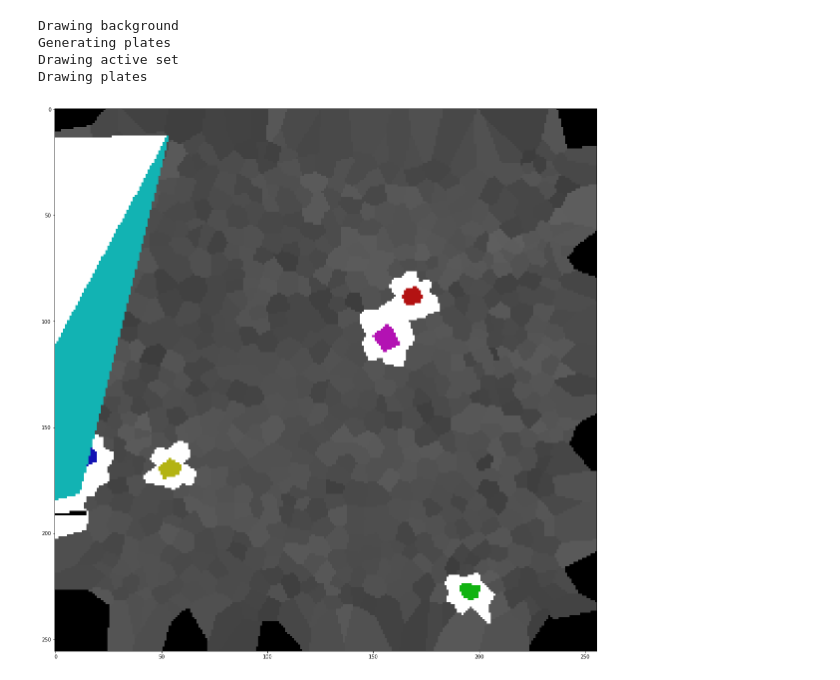
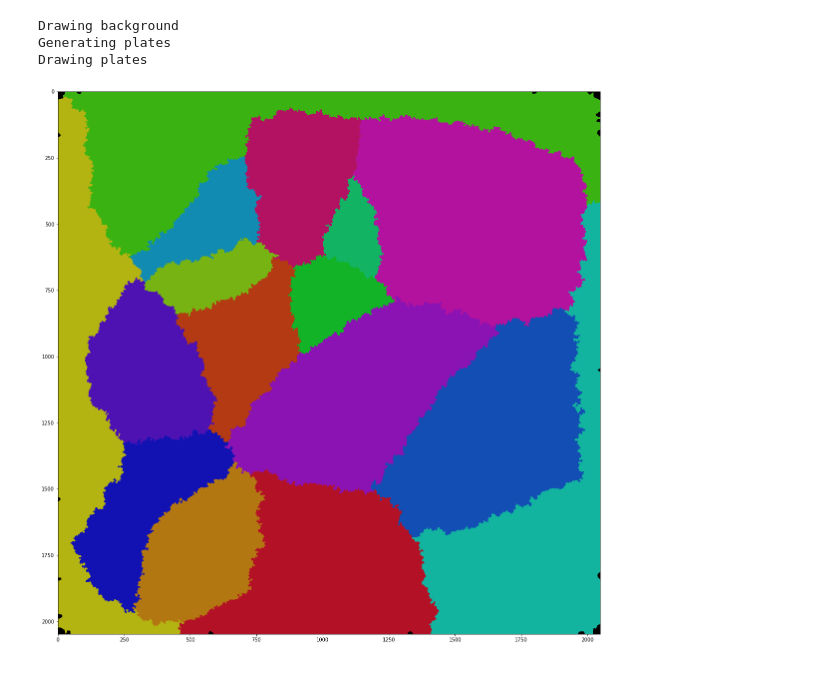
Before and after one commit to vstepchik/moldmapgen, a Jupyter notebook: generate.ipynb, the cells around one changed output. Cells and saved outputs as stored; diff of their text form; code cells hidden in the pictures.

Commit message:
tectonic plates working

```diff
--- a/generate.ipynb
+++ b/generate.ipynb
@@ -8,6 +8,7 @@ from matplotlib.colors import LinearSegmentedColormap
 import noise
 from colorsys import *
 import math
+import random
 
 from mesh import Mesh
 
@@ -19,11 +20,11 @@ fig_size = plt.rcParams["figure.figsize"]
 fig_size[0] = 20
 fig_size[1] = 20
 
-MAP_SIZE = 256
+MAP_SIZE = 2048
 DOTS_DENSITY = 0.017
 
 DOTS_AMOUNT = int(MAP_SIZE * MAP_SIZE * DOTS_DENSITY)
-TECTONIC_PLATES_AMOUNT = 6\
+TECTONIC_PLATES_AMOUNT = 16
 
 print("DOTS_AMOUNT =", DOTS_AMOUNT)
 
@@ -64,47 +61,63 @@ Wall time: 951 ms
 # %%
 %%time
 
 img = np.zeros((MAP_SIZE, MAP_SIZE, 3), np.uint8)
 mesh.create_noise()
 
 
 def create_tectonic_plates(mesh: Mesh, n: int):
-    spread_p = np.random.uniform(0.5, 1.0, n)
-    plates = np.random.choice(np.arange(len(mesh.points)), n, replace=False).reshape((n, 1))
+    spread_p = np.random.uniform(0.3, 0.7, n)
+    plates = [{p} for p in random.sample(range(len(mesh.points)), n)]
+    taken = {p for point_set in plates for p in point_set}
 
-    active_set = [n for region in plates for r in region for n in mesh.neighbor_points[r]]
+    active_set = {n for region in plates for r in region for n in list(mesh.neighbor_points[r])} - mesh.infinite_regions
+    while active_set:
+        to_remove = set()
+        to_add = set()
+        for region in active_set:
+            if mesh.point_region[region] in mesh.infinite_regions:
+                to_remove.add(region)
+                continue
+            neighbors = mesh.neighbor_points[region]
+            candidates = neighbors & taken
+            join_to = random.sample(candidates, 1)[0]
+            pl, pi = next((p, i) for i, p in enumerate(plates) if join_to in p)
+            if random.random() > spread_p[pi]:
+                continue
 
-    return plates, active_set
-    # return plates
+            pl.add(region)
+            taken.add(region)
+            to_remove.add(region)
+            to_add |= (neighbors - taken - active_set)
+        active_set = (active_set - to_remove) | to_add
+
+    return plates
 
 
 print("Drawing background", flush=True)
-for i in range(len(mesh.regions)):
-    if -1 in mesh.regions[i]:
-        continue
-
-    coordinates = mesh.vertices[mesh.regions[i]]
-    lvl = mesh.noise[i] * 51 + 51
-    cv2.fillConvexPoly(img, coordinates.astype('int32'), (lvl, lvl, lvl))
+# for i in range(len(mesh.regions)):
+#     if i in mesh.infinite_regions:
+#         continue
+#
+#     coordinates = mesh.vertices[mesh.regions[i]]
+#     lvl = mesh.noise[i] * 51 + 51
+#     cv2.fillConvexPoly(img, coordinates.astype('int32'), (lvl, lvl, lvl))
 
 print("Generating plates", flush=True)
-plates, active_set = create_tectonic_plates(mesh, TECTONIC_PLATES_AMOUNT)
+plates = create_tectonic_plates(mesh, TECTONIC_PLATES_AMOUNT)
 
-print("Drawing active set", flush=True)
-for i, point in enumerate(active_set):
-    coordinates = mesh.vertices[mesh.regions[mesh.point_region[point]]]
-    cv2.fillConvexPoly(img, coordinates.astype('int32'), (255, 255, 255))
 print("Drawing plates", flush=True)
 for i, plate in enumerate(plates):
     (r, g, b) = tuple(c * 256 for c in hsv_to_rgb(float(i) / len(plates), 0.9, 0.7))
     for point in plate:
+        if mesh.point_region[point] in mesh.infinite_regions:
+            continue
         coordinates = mesh.vertices[mesh.regions[mesh.point_region[point]]]
         cv2.fillConvexPoly(img, coordinates.astype('int32'), (b, g, r))
 
 shimg(img, "plates")
 # %% [output]
 Drawing background
 Generating plates
-Drawing active set
 Drawing plates
-[figure, old version]
+[figure, new version]
```
Also changed, not shown: parts of 4 cells of this notebook, 1 other file.
